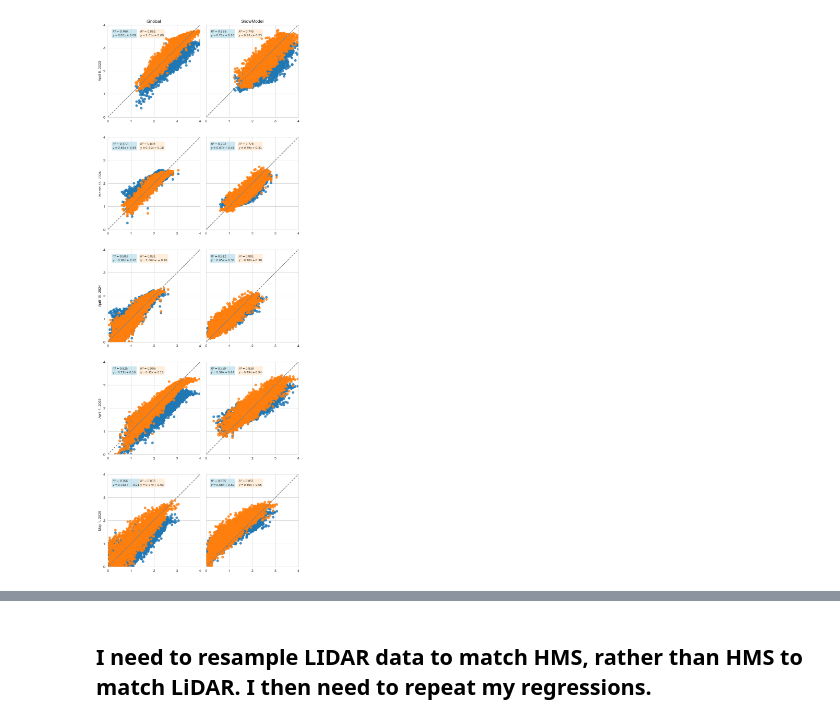
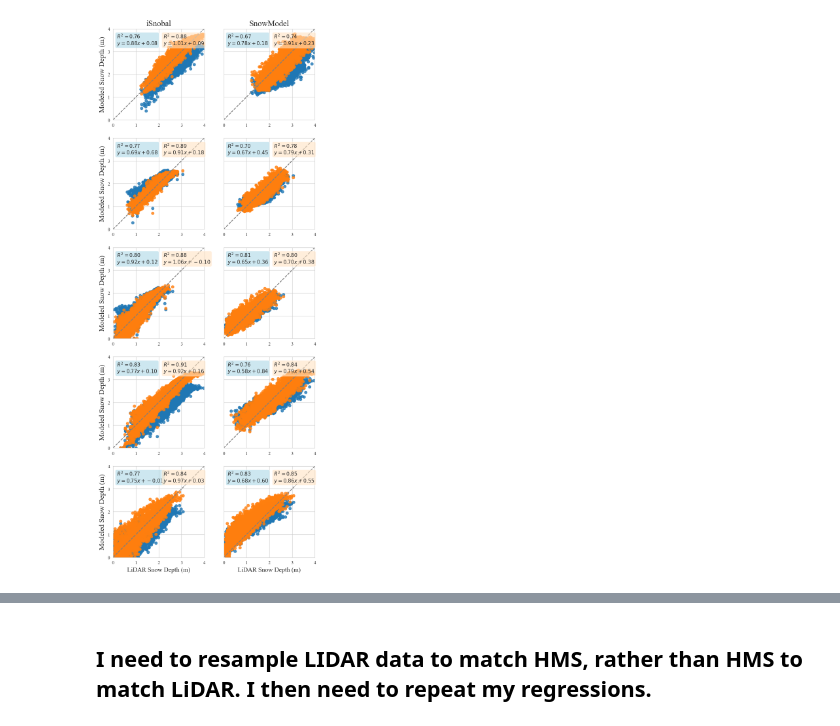
Before and after one commit to naniciafone/SIRO, a Jupyter notebook: notebooks/analysis.ipynb, the cells around one changed output, grey strips where cells are left out. Saved outputs shown, nothing was run; the diff lists cells and outputs as text; code cells hidden in the pictures.

```diff
--- a/notebooks/analysis.ipynb
+++ b/notebooks/analysis.ipynb
@@ -330,17 +350,21 @@ regression_plot_compare('20230405', "April 5, 2023")
 # %%
+plt.rcParams['font.family'] = 'serif'
+plt.rcParams['font.serif'] = ['Times New Roman'] + plt.rcParams['font.serif']
+
 dates = ['April 5, 2023', 'March 15, 2024', 'April 18, 2024', 'April 4, 2025', 'May 1, 2025']
 
 sns.set_style('whitegrid')
-
+plt.rcParams['font.family'] = 'serif'
+plt.rcParams['font.serif'] = ['Times New Roman'] + plt.rcParams['font.serif']
 fig, axs = plt.subplots(
     nrows=5, ncols=2,
-    figsize=(8,22),
+    figsize=(8,21),
     sharey=True
 )
 fig.suptitle("", fontsize=18, fontweight='bold')
 cols = ['iSnobal', 'SnowModel']
 for ax, col in zip(axs[0], cols):
-    ax.set_title(col)
+    ax.set_title(col, fontsize = 18)
 
 resample_task1 = []
 resample_task2 = []
@@ -381,9 +405,15 @@ for idx in range(len(resample_task1)):
     ax.set_aspect('equal', adjustable='box')
     ax.xaxis.set_major_locator(MaxNLocator(integer=True))
     ax.yaxis.set_major_locator(MaxNLocator(integer=True))
-    ax.set_ylabel(dates[idx])
+    ax.set_ylabel("Modeled Snow Depth (m)", fontsize=16)
+    ax.set_xlabel("LiDAR Snow Depth (m)", fontsize=16)
     start = [0,0]
     end = [4,4]
+    if idx == 4:
+        ax.set_xlabel("LiDAR Snow Depth (m)", fontsize=14)
+    else:
+        ax.set_xlabel("", fontsize=12)
+
     ax.plot([start, end], [start, end], color='gray', linestyle='--', label='1-to-1 Line (y=x)')
     # # 3. Calculate statistics
     slope1, intercept1, r_value1, p_value1, std_err1 = linregress(x[mask], y1[mask])
@@ -393,17 +423,17 @@ for idx in range(len(resample_task1)):
     r_squared2 = r_value2**2
 
     # # 5. Add statistics text box
-    stats_text1 = f'$R^2 = {r_squared1:.3f}$\n$y = {slope1:.2f}x + {intercept1:.2f}$'
-    ax.text(0.05, 0.95, stats_text1,
+    stats_text1 = f'$R^2 = {r_squared1:.2f}$\n$y = {slope1:.2f}x + {intercept1:.2f}$'
+    ax.text(0.04, 0.95, stats_text1,
             transform=ax.transAxes,
-            fontsize=8,
+            fontsize=11,
             verticalalignment='top',
             bbox=dict(boxstyle='round,pad=0.3', fc='lightblue', alpha=0.6))
 
-    stats_text2 = f'$R^2 = {r_squared2:.3f}$\n$y = {slope2:.2f}x + {intercept2:.2f}$'
-    ax.text(0.35, 0.95, stats_text2,
+    stats_text2 = f'$R^2 = {r_squared2:.2f}$\n$y = {slope2:.2f}x + {intercept2:.2f}$'
+    ax.text(0.55, 0.95, stats_text2,
             transform=ax.transAxes,
-            fontsize=8,
+            fontsize=11,
             verticalalignment='top',
             bbox=dict(boxstyle='round,pad=0.3', fc='bisque', alpha=0.6))
 
@@ -420,41 +450,52 @@ for idx in range(len(resample_task1)):
     mask = ~np.isnan(x) & ~np.isnan(y1) & ~np.isnan(y2)
 
     sns.regplot(x=x[mask], y=y1[mask], fit_reg=False, ax=ax)
     sns.regplot(x=x[mask], y=y2[mask], fit_reg=False, ax=ax)
     ax.set_xlim(0, 4)
     ax.set_ylim(0, 4)
     ax.set_aspect('equal', adjustable='box')
     ax.xaxis.set_major_locator(MaxNLocator(integer=True))
     ax.yaxis.set_major_locator(MaxNLocator(integer=True))
+
+    if idx == 4:
+        ax.set_xlabel("LiDAR Snow Depth (m)", fontsize=14)
+    else:
+        ax.set_xlabel("", fontsize=12)
     start = [0,0]
     end = [4,4]
     ax.plot([start, end], [start, end], color='gray', linestyle='--', label='1-to-1 Line (y=x)')
     # # 3. Calculate statistics
     slope1, intercept1, r_value1, p_value1, std_err1 = linregress(x[mask], y1[mask])
     r_squared1 = r_value1**2
 
     slope2, intercept2, r_value2, p_value2, std_err2 = linregress(x[mask], y2[mask])
     r_squared2 = r_value2**2
 
     # # 5. Add statistics text box
-    stats_text1 = f'$R^2 = {r_squared1:.3f}$\n$y = {slope1:.2f}x + {intercept1:.2f}$'
-    ax.text(0.05, 0.95, stats_text1,
+    stats_text1 = f'$R^2 = {r_squared1:.2f}$\n$y = {slope1:.2f}x + {intercept1:.2f}$'
+    ax.text(0.04, 0.95, stats_text1,
             transform=ax.transAxes,
-            fontsize=8,
+            fontsize=11,
             verticalalignment='top',
             bbox=dict(boxstyle='round,pad=0.3', fc='lightblue', alpha=0.6))
 
-    stats_text2 = f'$R^2 = {r_squared2:.3f}$\n$y = {slope2:.2f}x + {intercept2:.2f}$'
-    ax.text(0.35, 0.95, stats_text2,
+    stats_text2 = f'$R^2 = {r_squared2:.2f}$\n$y = {slope2:.2f}x + {intercept2:.2f}$'
+    ax.text(0.55, 0.95, stats_text2,
             transform=ax.transAxes,
-            fontsize=8,
+            fontsize=11,
             verticalalignment='top',
             bbox=dict(boxstyle='round,pad=0.3', fc='bisque', alpha=0.6))
 
-plt.tight_layout()
+
+plt.savefig(
+    "C:/Users/RDCRLSMC/Desktop/SIRO/docs/figs/regressions.png",
+    dpi=300,
+    bbox_inches='tight'
+)
+#plt.tight_layout()
 plt.show()
 # %% [output]
-[figure, old version]
+[figure, new version]
 # %%
 diff_list = []
 for date in task1.keys():
```
Also changed, not shown: parts of 67 cells of this notebook, 6 other files.
